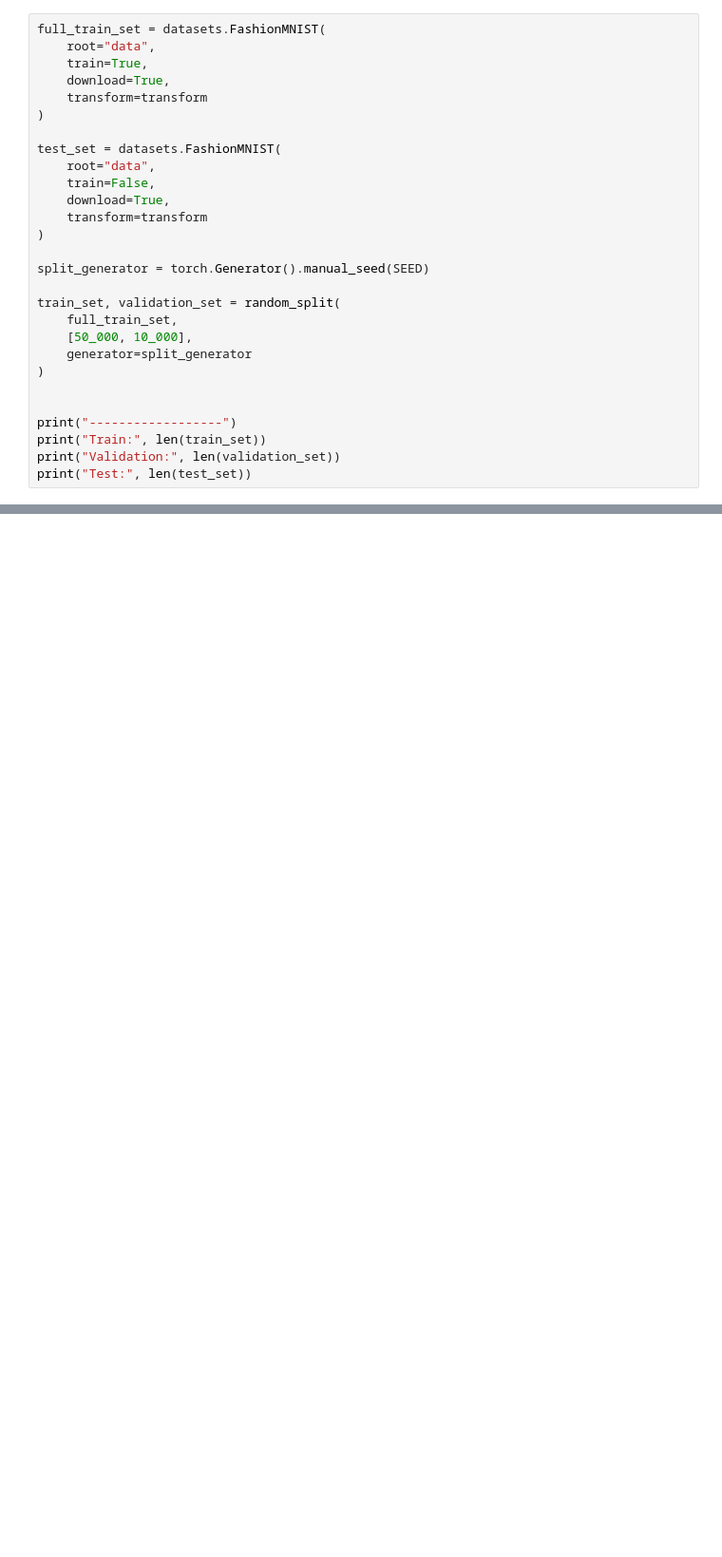
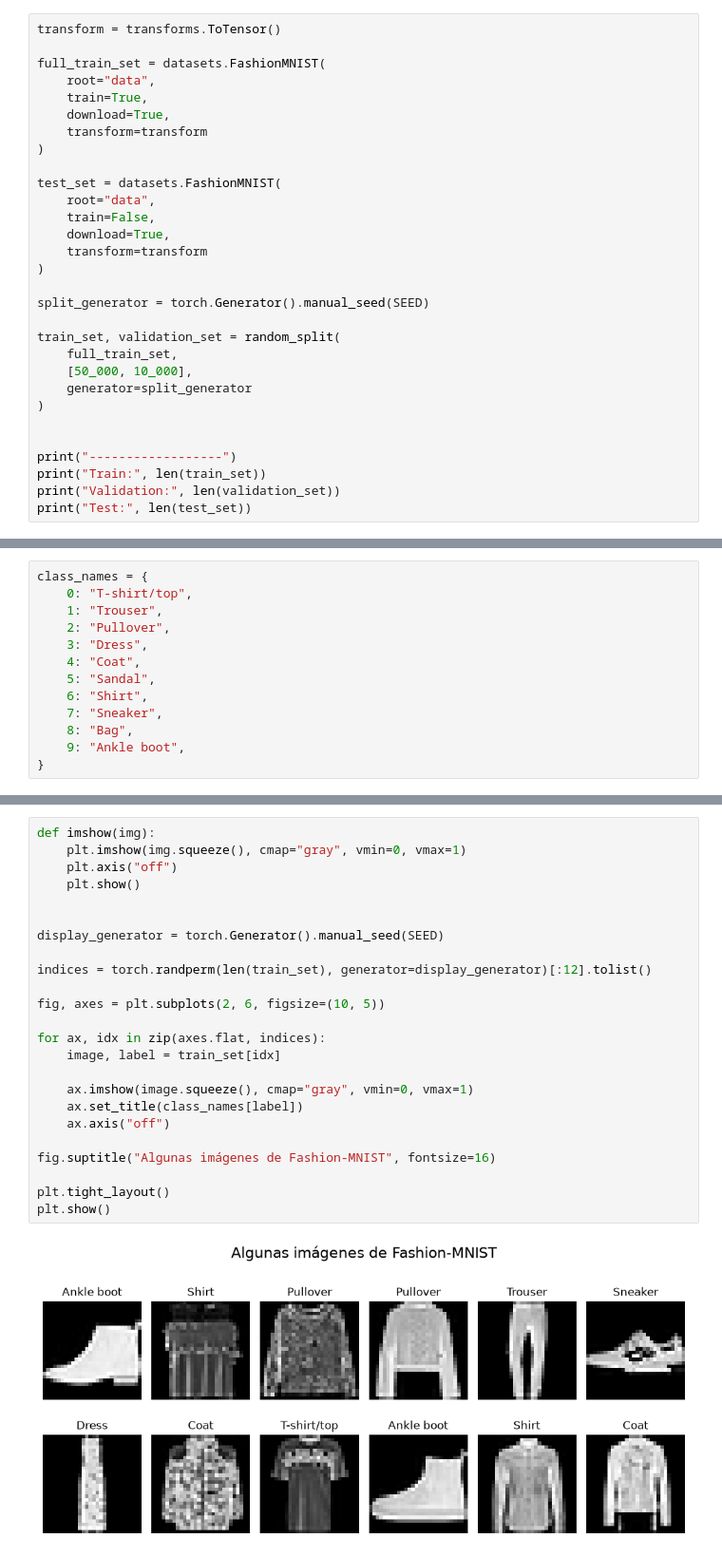
Before and after one commit to alvaro-mediina/redes-neuronales-tp-final, a Jupyter notebook: tp-final.ipynb, the cells around one changed output, grey strips where cells are left out. Shown at 95% size. Cells and saved outputs as stored; diff of their text form; blank space fills up the shorter version.

```diff
--- a/tp-final.ipynb
+++ b/tp-final.ipynb
@@ -44,4 +48,6 @@ Dispositivo: cpu
 # %%
+transform = transforms.ToTensor()
+
 full_train_set = datasets.FashionMNIST(
     root="data",
     train=True,
@@ -71,0 +85,13 @@ print("Test:", len(test_set))
+# %%
+class_names = {
+    0: "T-shirt/top",
+    1: "Trouser",
+    2: "Pullover",
+    3: "Dress",
+    4: "Coat",
+    5: "Sandal",
+    6: "Shirt",
+    7: "Sneaker",
+    8: "Bag",
+    9: "Ankle boot",
+}
@@ -71,0 +100,26 @@ print("Test:", len(test_set))
+# %%
+def imshow(img):
+    plt.imshow(img.squeeze(), cmap="gray", vmin=0, vmax=1)
+    plt.axis("off")
+    plt.show()
+
+
+display_generator = torch.Generator().manual_seed(SEED)
+
+indices = torch.randperm(len(train_set), generator=display_generator)[:12].tolist()
+
+fig, axes = plt.subplots(2, 6, figsize=(10, 5))
+
+for ax, idx in zip(axes.flat, indices):
+    image, label = train_set[idx]
+
+    ax.imshow(image.squeeze(), cmap="gray", vmin=0, vmax=1)
+    ax.set_title(class_names[label])
+    ax.axis("off")
+
+fig.suptitle("Algunas imágenes de Fashion-MNIST", fontsize=16)
+
+plt.tight_layout()
+plt.show()
+# %% [output]
+[figure, added]
```
Also changed, not shown: parts of 80 cells of this notebook, 6 other files.
